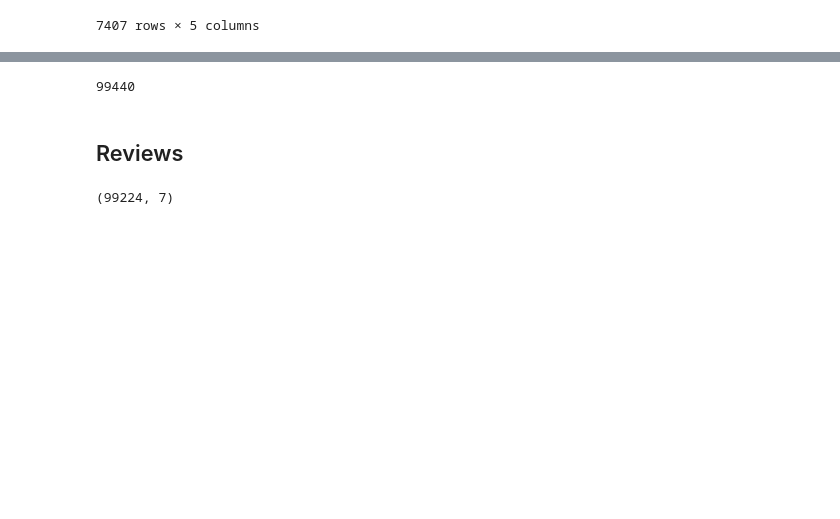
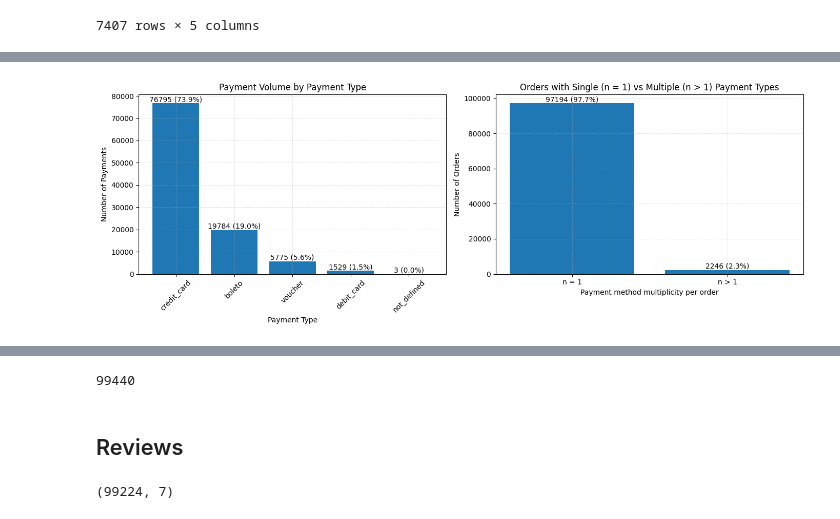
Before and after one commit to mazzacolussi/TCC-CEDS-CAUSAL-AI, a Jupyter notebook: notebooks/data_analysis/EDA.ipynb, the cells around one changed output, grey strips where cells are left out. Drawn from its saved outputs; the diff is of its cells as text; code cells hidden in the pictures; blank space fills up the shorter version.

```diff
--- a/notebooks/data_analysis/EDA.ipynb
+++ b/notebooks/data_analysis/EDA.ipynb
@@ -408,0 +395,62 @@ plt.show()
+# %%
+order_payment_types = (
+    df_payments.groupby("order_id")["payment_type"]
+    .nunique()
+)
+
+single_count = (order_payment_types == 1).sum()
+multiple_count = (order_payment_types > 1).sum()
+
+counts_orders = {
+    "n = 1": single_count,
+    "n > 1": multiple_count
+}
+
+total_orders = single_count + multiple_count
+# %%
+counts_payments = df_payments["payment_type"].value_counts()
+total_payments = counts_payments.sum()
+# %%
+fig, axes = plt.subplots(1, 2, figsize=(14, 5))
+
+# ===== Gráfico 1 (agora Payment Type à esquerda) =====
+bars1 = axes[0].bar(counts_payments.index, counts_payments.values)
+
+for bar in bars1:
+    height = bar.get_height()
+    axes[0].text(
+        bar.get_x() + bar.get_width() / 2,
+        height,
+        f"{height} ({height/total_payments:.1%})",
+        ha='center',
+        va='bottom'
+    )
+
+axes[0].set_xlabel("Payment Type")
+axes[0].set_ylabel("Number of Payments")
+axes[0].set_title("Payment Volume by Payment Type")
+axes[0].grid(True, linestyle="--", linewidth=0.5, alpha=0.5)
+axes[0].tick_params(axis='x', rotation=45)
+
+# ===== Gráfico 2 (Single vs Multiple à direita) =====
+bars2 = axes[1].bar(counts_orders.keys(), counts_orders.values())
+
+for bar in bars2:
+    height = bar.get_height()
+    axes[1].text(
+        bar.get_x() + bar.get_width() / 2,
+        height,
+        f"{height} ({height/total_orders:.1%})",
+        ha='center',
+        va='bottom'
+    )
+
+axes[1].set_xlabel("Payment method multiplicity per order")
+axes[1].set_ylabel("Number of Orders")
+axes[1].set_title("Orders with Single (n = 1) vs Multiple (n > 1) Payment Types")
+axes[1].grid(True, linestyle="--", linewidth=0.5, alpha=0.5)
+
+plt.tight_layout()
+plt.show()
+# %% [output]
+[figure, added]
```
Also changed, not shown: parts of 28 cells of this notebook.
